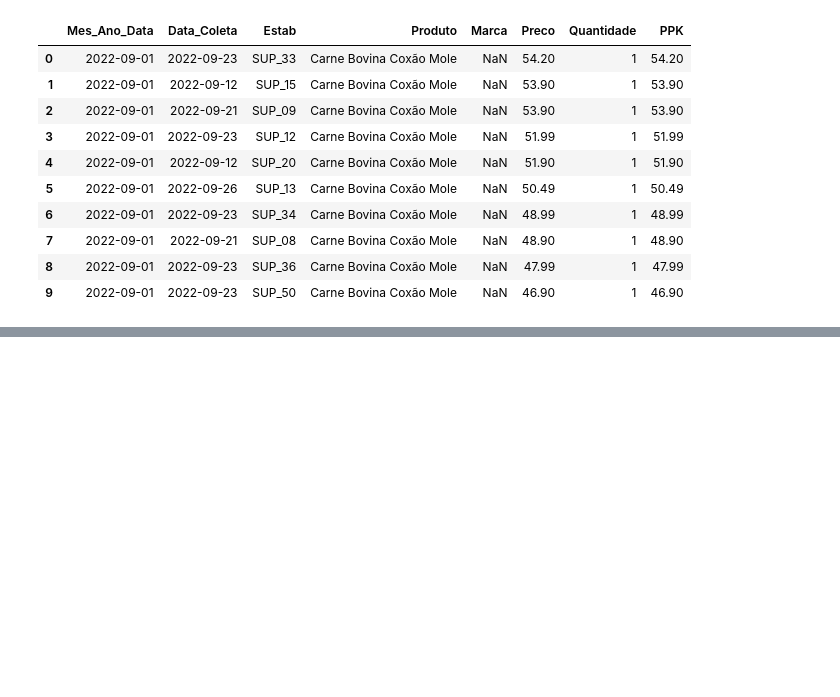
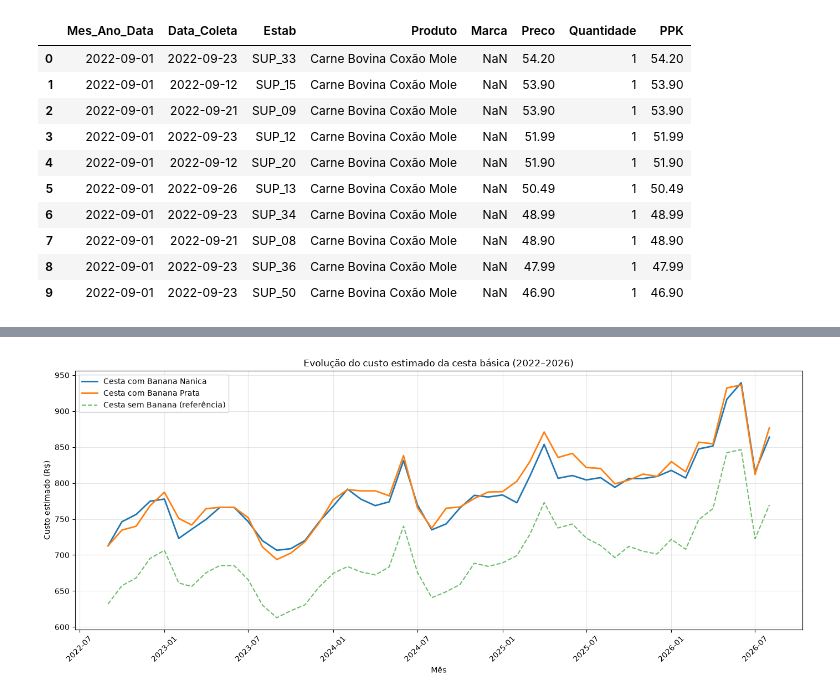
Before and after one commit to Lucas-Ibrahim/cesta-basica-analise, a Jupyter notebook: notebooks/02_acessibilidade.ipynb, the cells around one changed output, grey strips where cells are left out. Drawn from its saved outputs; the diff is of its cells as text; code cells hidden in the pictures; blank space fills up the shorter version.

Commit message:
feat: calcula custo mensal e gera gráfico da cesta básica

```diff
--- a/notebooks/02_acessibilidade.ipynb
+++ b/notebooks/02_acessibilidade.ipynb
@@ -420,0 +779,14 @@ PRIMEIROS REGISTROS:
+# %%
+produtos_cesta = composicao["produto"].tolist()
+
+disponiveis = sorted(df_mensal["produto"].unique())
+
+for produto in produtos_cesta:
+    if produto in disponiveis:
+        print(f"OK - {produto}")
+    else:
+        print(f"FALTA - {produto}")
+
+print("\nBananas:")
+for produto in ["Banana Nanica", "Banana Prata"]:
+    print(f"{produto}: {'OK' if produto in disponiveis else 'FALTA'}")
@@ -420,0 +1003,38 @@ PRIMEIROS REGISTROS:
+# %%
+import matplotlib.pyplot as plt
+
+plt.figure(figsize=(14, 6))
+
+plt.plot(
+    resultado_cesta["mes"],
+    resultado_cesta["cesta_banana_nanica"],
+    label="Cesta com Banana Nanica",
+    linewidth=2
+)
+
+plt.plot(
+    resultado_cesta["mes"],
+    resultado_cesta["cesta_banana_prata"],
+    label="Cesta com Banana Prata",
+    linewidth=2
+)
+
+plt.plot(
+    resultado_cesta["mes"],
+    resultado_cesta["custo_sem_banana"],
+    label="Cesta sem Banana (referência)",
+    linestyle="--",
+    alpha=0.7
+)
+
+plt.title("Evolução do custo estimado da cesta básica (2022–2026)")
+plt.xlabel("Mês")
+plt.ylabel("Custo estimado (R$)")
+plt.legend()
+plt.grid(True, alpha=0.3)
+plt.xticks(rotation=45)
+plt.tight_layout()
+
+plt.show()
+# %% [output]
+[figure, added]
```
Also changed, not shown: parts of 14 cells of this notebook.
